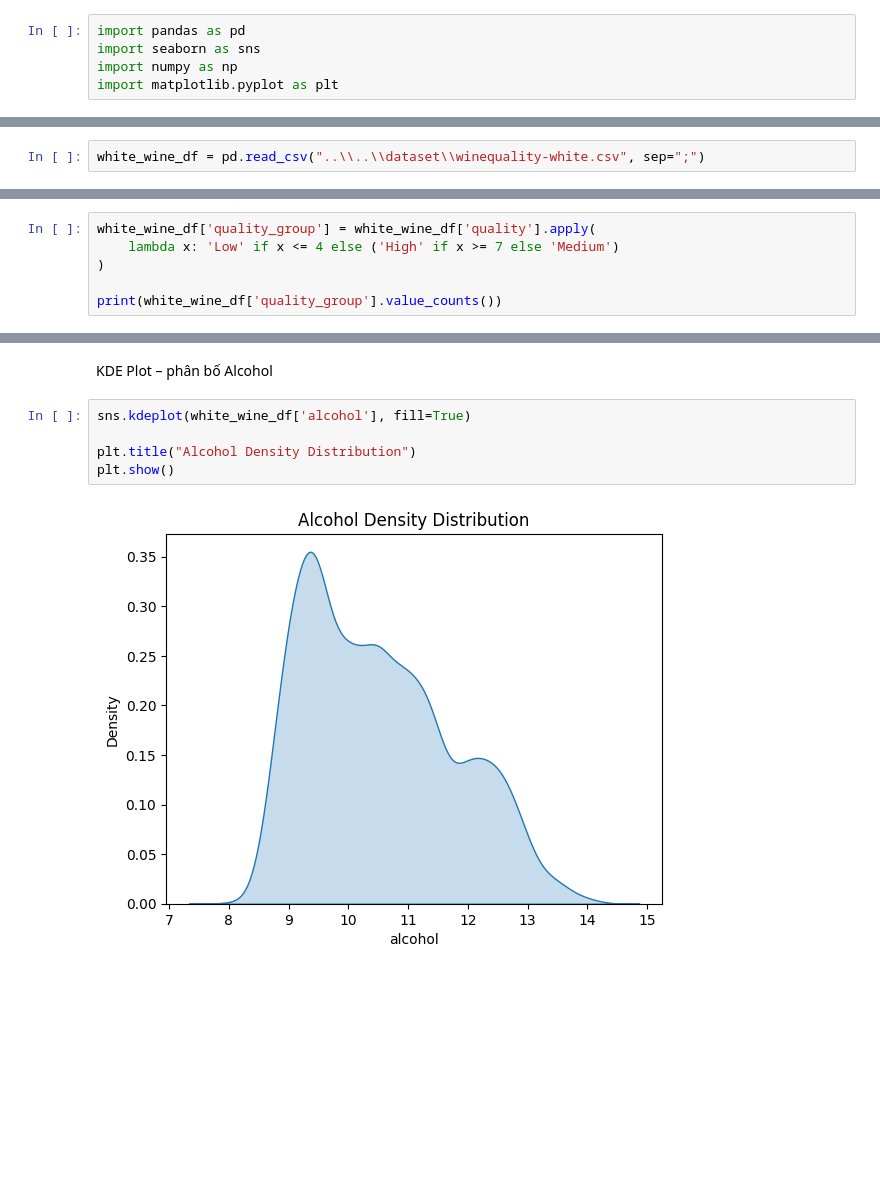
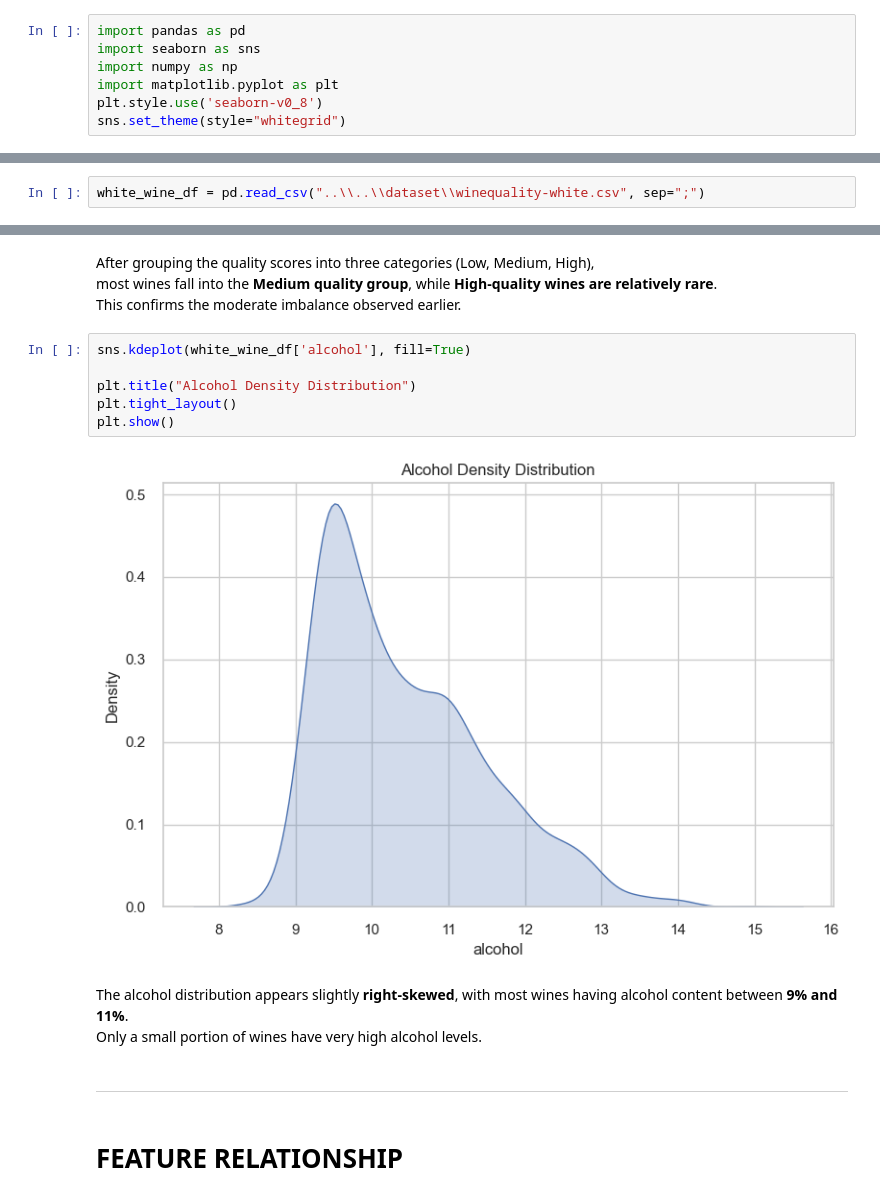
Before and after one commit to NgPhuQuy/Wine-Quality-Prediction, a Jupyter notebook: notebooks/EDA/EDA_whiteWine.ipynb, the cells around one changed output, grey strips where cells are left out. Saved outputs shown, nothing was run; the diff lists cells and outputs as text; blank space fills up the shorter version.

```diff
--- a/notebooks/EDA/EDA_whiteWine.ipynb
+++ b/notebooks/EDA/EDA_whiteWine.ipynb
@@ -5,3 +5,5 @@ import pandas as pd
 import seaborn as sns
 import numpy as np
 import matplotlib.pyplot as plt
+plt.style.use('seaborn-v0_8')
+sns.set_theme(style="whitegrid")
@@ -89,6 +105,0 @@ Name: count, dtype: int64
-# %%
-white_wine_df['quality_group'] = white_wine_df['quality'].apply(
-    lambda x: 'Low' if x <= 4 else ('High' if x >= 7 else 'Medium')
-)
-
-print(white_wine_df['quality_group'].value_counts())
@@ -243,9 +254,19 @@ quality_group.value_counts().plot(kind='pie', autopct='%1.1f%%')
-# %% [markdown]
-KDE Plot – phân bố Alcohol
+# %% [markdown]
+After grouping the quality scores into three categories (Low, Medium, High),
+most wines fall into the **Medium quality group**, while **High-quality wines are relatively rare**.
+This confirms the moderate imbalance observed earlier.
 # %%
 sns.kdeplot(white_wine_df['alcohol'], fill=True)
 
 plt.title("Alcohol Density Distribution")
+plt.tight_layout()
 plt.show()
 # %% [output]
-[figure, old version]
+[figure, new version]
+# %% [markdown]
+The alcohol distribution appears slightly **right-skewed**, with most wines having alcohol content between **9% and 11%**.
+Only a small portion of wines have very high alcohol levels.
+# %% [markdown]
+---
+# %% [markdown]
+# FEATURE RELATIONSHIP
```
Also changed, not shown: parts of 61 cells of this notebook, 1 other file.
